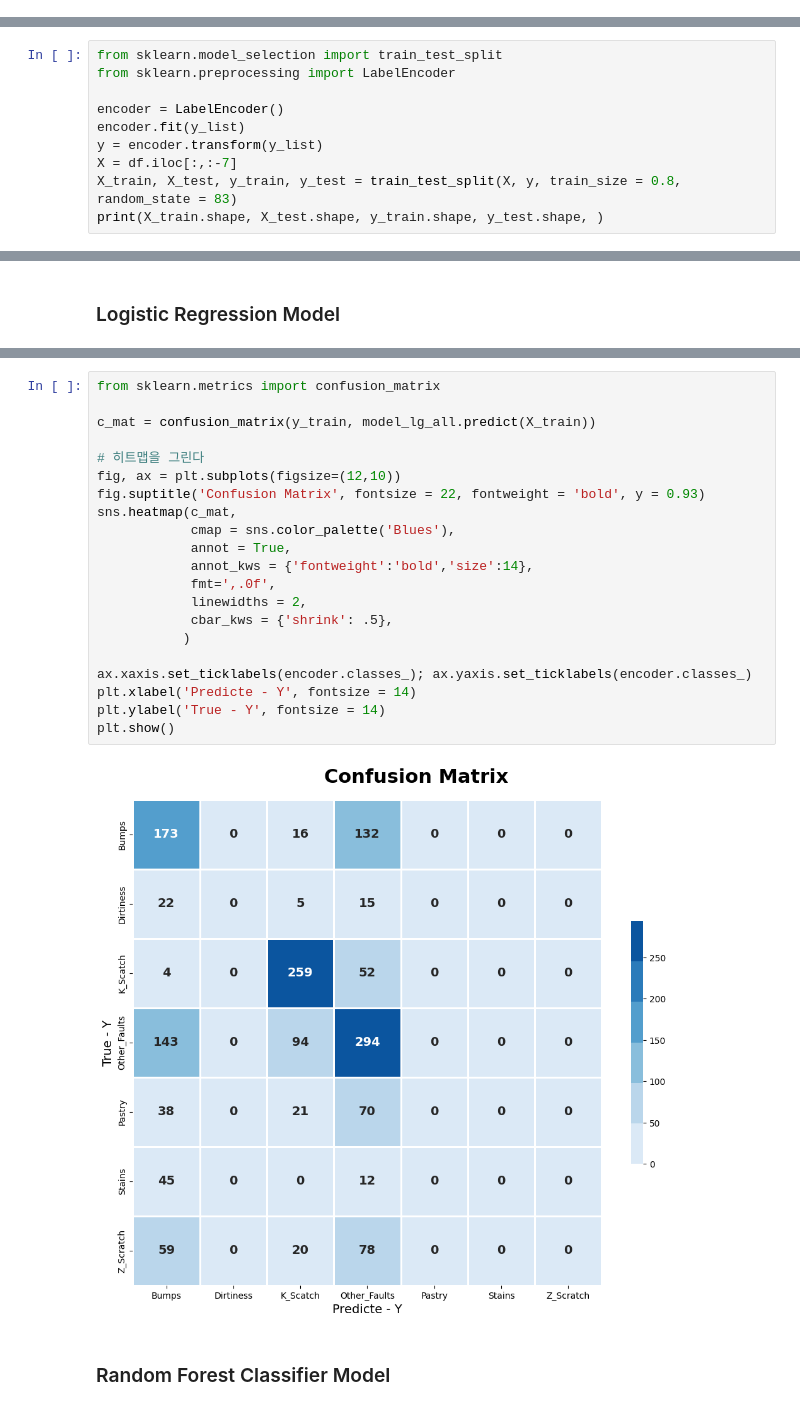
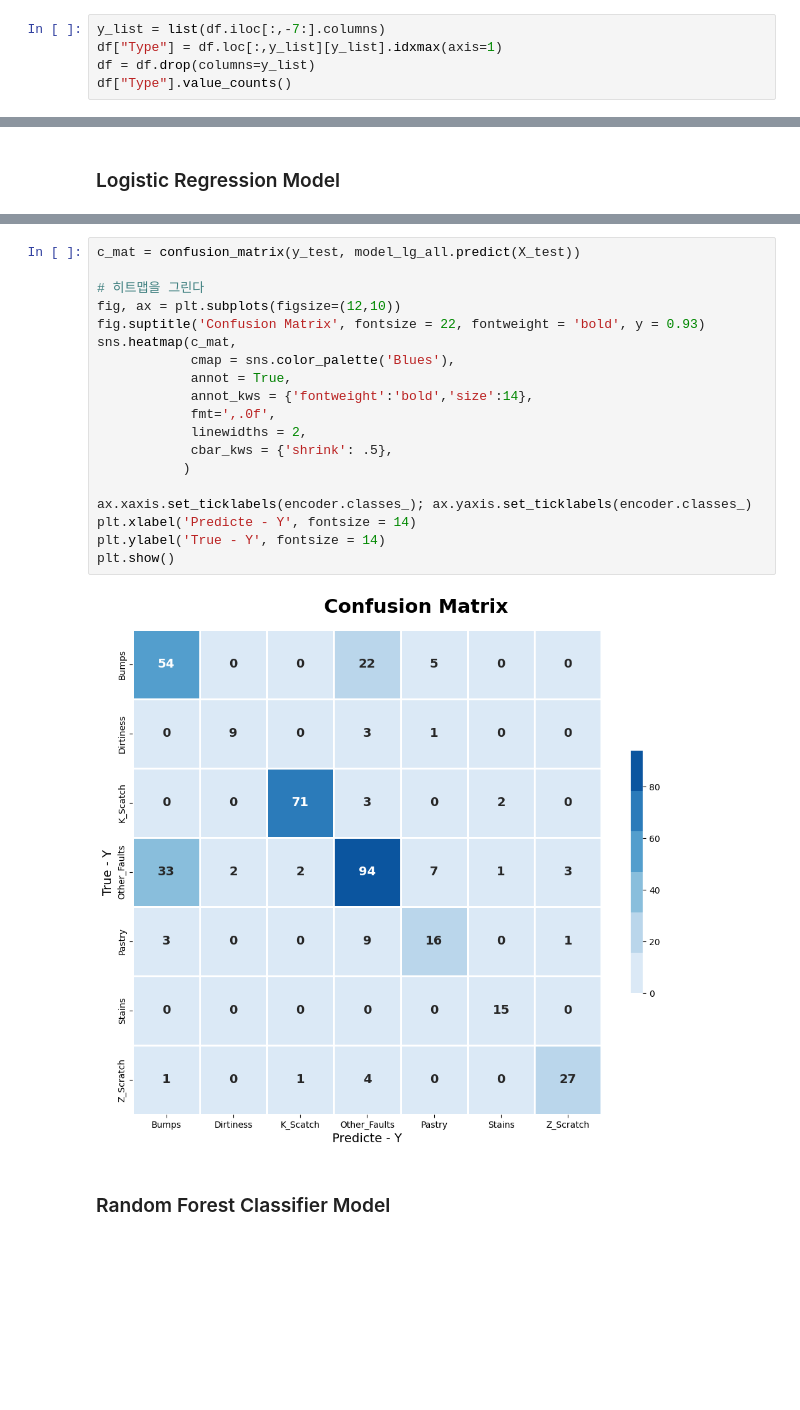
Before and after one commit to GPTeachersDay/TeamProject1, a Jupyter notebook: leeyeonjun/EDA/eda_steel.ipynb, the cells around one changed output, grey strips where cells are left out. Saved outputs shown, nothing was run; the diff lists cells and outputs as text; blank space fills up the shorter version.

```diff
--- a/leeyeonjun/EDA/eda_steel.ipynb
+++ b/leeyeonjun/EDA/eda_steel.ipynb
@@ -225,0 +181,5 @@ faultstype.describe()
+# %%
+y_list = list(df.iloc[:,-7:].columns)
+df["Type"] = df.loc[:,y_list][y_list].idxmax(axis=1)
+df = df.drop(columns=y_list)
+df["Type"].value_counts()
@@ -293,13 +296,3 @@ multicollinearity_list = ['X_Minimum', 'Y_Minimum', 'Pixels_Areas', 'TypeOfSteel
 # df_report.to_file('eda_steel.html')
 # %% [markdown]
 ## Predict Model
-# %%
-from sklearn.model_selection import train_test_split
-from sklearn.preprocessing import LabelEncoder
-
-encoder = LabelEncoder()
-encoder.fit(y_list)
-y = encoder.transform(y_list)
-X = df.iloc[:,:-7]
-X_train, X_test, y_train, y_test = train_test_split(X, y, train_size = 0.8, random_state = 83)
-print(X_train.shape, X_test.shape, y_train.shape, y_test.shape, )
@@ -374,28 +394,26 @@ Please also refer to the documentation for alternative solver options:
     https://scikit-learn.org/stable/modules/linear_model.html#logistic-regression
   n_iter_i = _check_optimize_result(
 # %%
-from sklearn.metrics import confusion_matrix
-
-c_mat = confusion_matrix(y_train, model_lg_all.predict(X_train))
+c_mat = confusion_matrix(y_test, model_lg_all.predict(X_test))
 
 # 히트맵을 그린다
 fig, ax = plt.subplots(figsize=(12,10))
 fig.suptitle('Confusion Matrix', fontsize = 22, fontweight = 'bold', y = 0.93)
 sns.heatmap(c_mat,
             cmap = sns.color_palette('Blues'),
             annot = True,
             annot_kws = {'fontweight':'bold','size':14},
             fmt=',.0f',
             linewidths = 2,
             cbar_kws = {'shrink': .5},
            )
 
 ax.xaxis.set_ticklabels(encoder.classes_); ax.yaxis.set_ticklabels(encoder.classes_)
 plt.xlabel('Predicte - Y', fontsize = 14)
 plt.ylabel('True - Y', fontsize = 14)
 plt.show()
 # %% [output]
-[figure, old version]
+[figure, new version]
 # %% [markdown]
 ### Random Forest Classifier Model
 # %%
```
Also changed, not shown: parts of 31 cells of this notebook, 24 other files.
